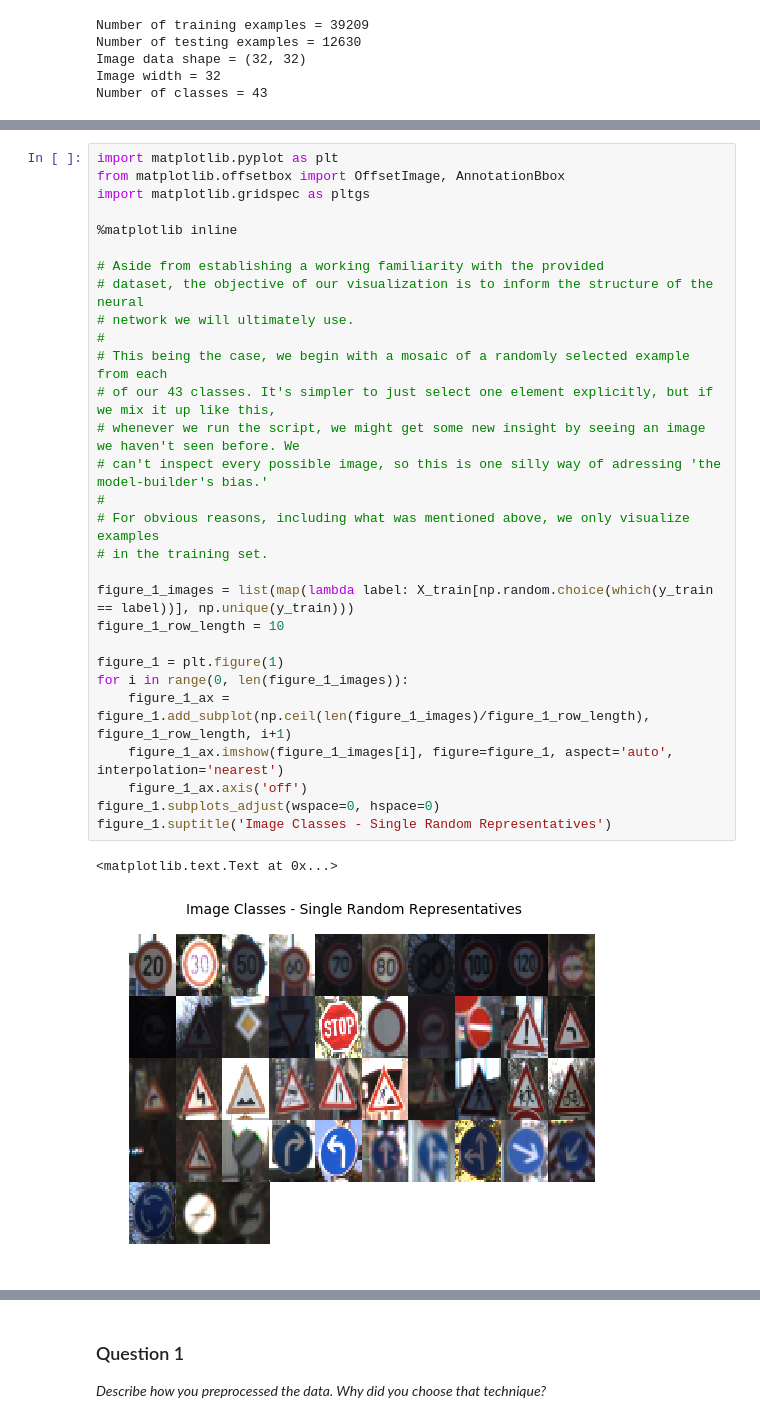
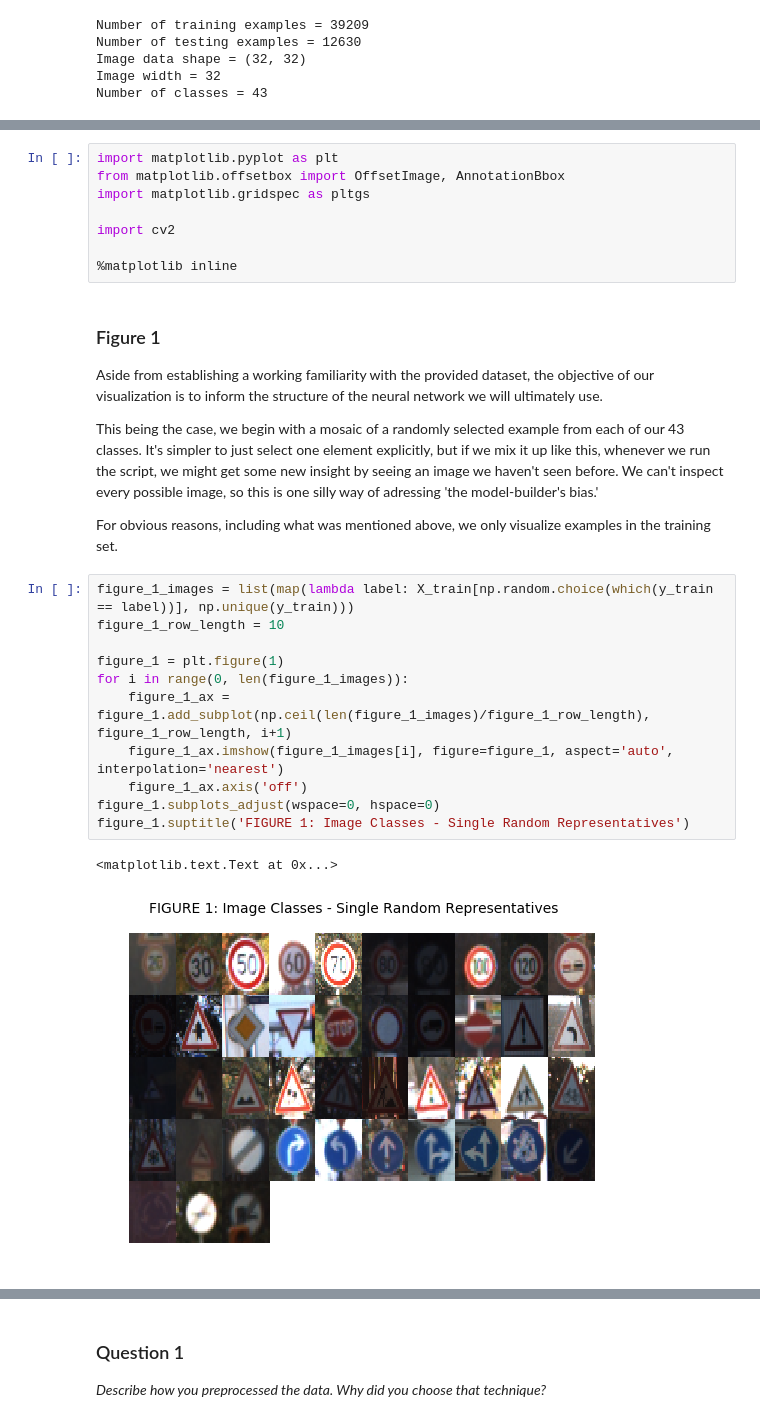
Before and after one commit to danidb/sdcnd-traffic-signs, a Jupyter notebook: Traffic_Sign_Classifier.ipynb, the cells around one changed output, grey strips where cells are left out. Saved outputs shown, nothing was run; the diff lists cells and outputs as text.

```diff
--- a/Traffic_Sign_Classifier.ipynb
+++ b/Traffic_Sign_Classifier.ipynb
@@ -73,32 +48,36 @@ The [Matplotlib](http://matplotlib.org/) [examples](http://matplotlib.org/exampl
+# %%
+import matplotlib.pyplot as plt
+from matplotlib.offsetbox import OffsetImage, AnnotationBbox
+import matplotlib.gridspec as pltgs
+
+import cv2
+
+%matplotlib inline
+# %% [markdown]
+### Figure 1
+
+Aside from establishing a working familiarity with the provided
+dataset, the objective of our visualization is to inform the structure of the neural
+network we will ultimately use.
+
+This being the case, we begin with a mosaic of a randomly selected example from each
+of our 43 classes. It's simpler to just select one element explicitly, but if we mix it up like this,
+whenever we run the script, we might get some new insight by seeing an image we haven't seen before. We
+can't inspect every possible image, so this is one silly way of adressing 'the model-builder's bias.'
+
+For obvious reasons, including what was mentioned above, we only visualize examples
+in the training set.
 # %%
-import matplotlib.pyplot as plt
-from matplotlib.offsetbox import OffsetImage, AnnotationBbox
-import matplotlib.gridspec as pltgs
-
-%matplotlib inline
-
-# Aside from establishing a working familiarity with the provided
-# dataset, the objective of our visualization is to inform the structure of the neural
-# network we will ultimately use.
-#
-# This being the case, we begin with a mosaic of a randomly selected example from each
-# of our 43 classes. It's simpler to just select one element explicitly, but if we mix it up like this,
-# whenever we run the script, we might get some new insight by seeing an image we haven't seen before. We
-# can't inspect every possible image, so this is one silly way of adressing 'the model-builder's bias.'
-#
-# For obvious reasons, including what was mentioned above, we only visualize examples
-# in the training set.
-
 figure_1_images = list(map(lambda label: X_train[np.random.choice(which(y_train == label))], np.unique(y_train)))
 figure_1_row_length = 10
 
 figure_1 = plt.figure(1)
 for i in range(0, len(figure_1_images)):
     figure_1_ax = figure_1.add_subplot(np.ceil(len(figure_1_images)/figure_1_row_length), figure_1_row_length, i+1)
     figure_1_ax.imshow(figure_1_images[i], figure=figure_1, aspect='auto', interpolation='nearest')
     figure_1_ax.axis('off')
 figure_1.subplots_adjust(wspace=0, hspace=0)
-figure_1.suptitle('Image Classes - Single Random Representatives')
+figure_1.suptitle('FIGURE 1: Image Classes - Single Random Representatives')
 # %% [output]
 <matplotlib.text.Text at 0x...>
-[figure, old version]
+[figure, new version]
```
Also changed, not shown: parts of 21 cells of this notebook.
